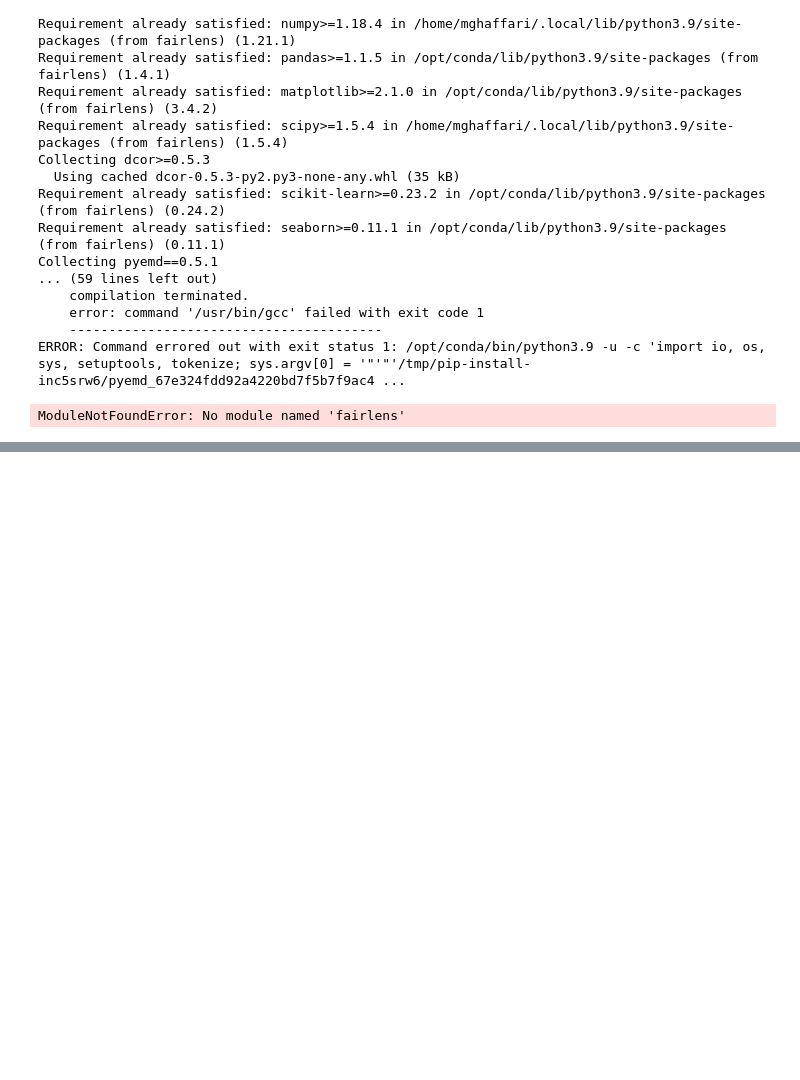
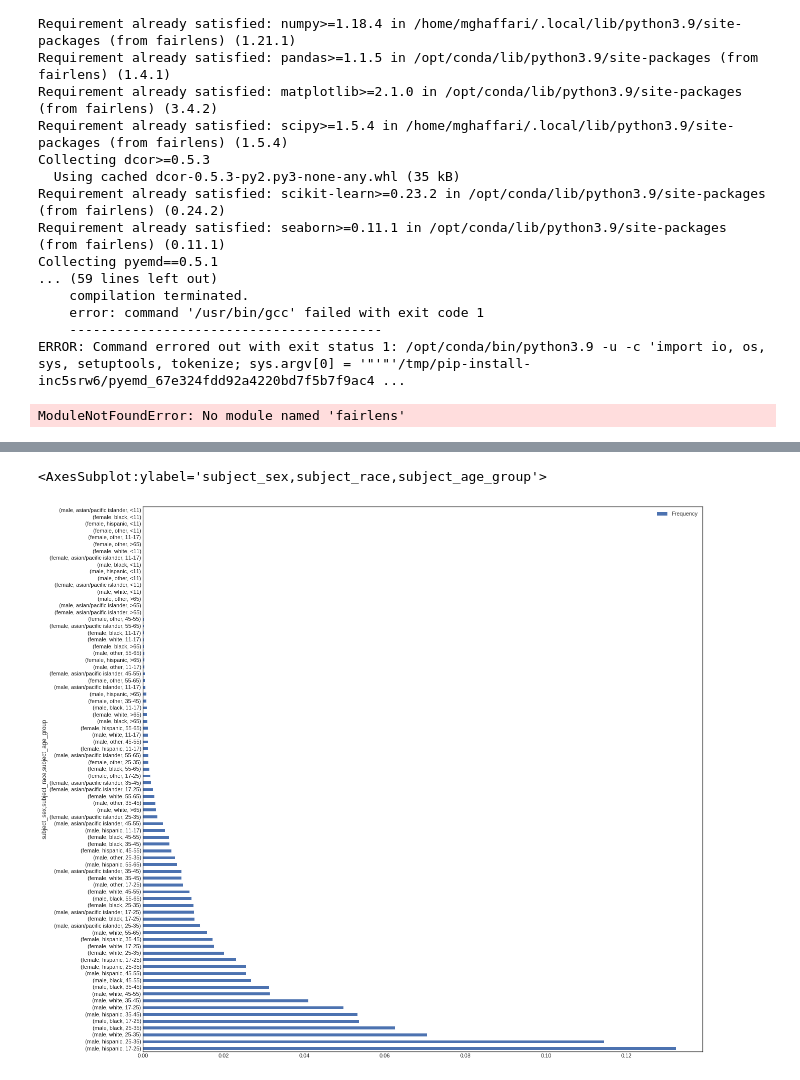
Before and after one commit to j1u/dsc167paper1, a Jupyter notebook: eda2.ipynb, the cells around one changed output, grey strips where cells are left out. Saved outputs shown, nothing was run; the diff lists cells and outputs as text; code cells hidden in the pictures; blank space fills up the shorter version.

```diff
--- a/eda2.ipynb
+++ b/eda2.ipynb
@@ -756,3 +756,9 @@ fscorer = fl.FairnessScorer(
 fscorer.demographic_report()
 # %% [output]
 ModuleNotFoundError: No module named 'fairlens'
+# %%
+data['Frequency'] = 1
+freq_target = data[['subject_sex', 'subject_race', 'Frequency']]
+del data['Frequency']
+freq_target = freq_target.groupby(by=['subject_sex', 'subject_race']).count() / len(data)
+print(freq_target.sort_values(by='Frequency', ascending=False))
@@ -758,0 +778,15 @@ ModuleNotFoundError: No module named 'fairlens'
+# %%
+# define the threshhold or our age groups
+age_groups = [0, 11, 17, 25, 35, 45, 55, 65, 100]
+
+# Giving age bins labels
+age_group_names = ['<11', '11-17', '17-25', '25-35', '35-45', '45-55', '55-65', '>65']
+
+data['subject_age_group'] = pd.cut(
+    data['subject_age'], bins=age_groups, labels=age_group_names)
+# %%
+data['Frequency'] = 1
+freq_target = data[['subject_sex', 'subject_race', 'subject_age_group', 'Frequency']]
+del data['Frequency']
+freq_target = freq_target.groupby(by=['subject_sex', 'subject_race', 'subject_age_group']).count() / len(data)
+print(freq_target.sort_values(by='Frequency', ascending=False))
@@ -758,0 +816,5 @@ ModuleNotFoundError: No module named 'fairlens'
+# %%
+freq_target.sort_values(by='Frequency', ascending=False).plot(kind = 'barh', figsize=(20,20))
+# %% [output]
+<AxesSubplot:ylabel='subject_sex,subject_race,subject_age_group'>
+[figure, added]
```
Also changed, not shown: parts of 4 cells of this notebook.
